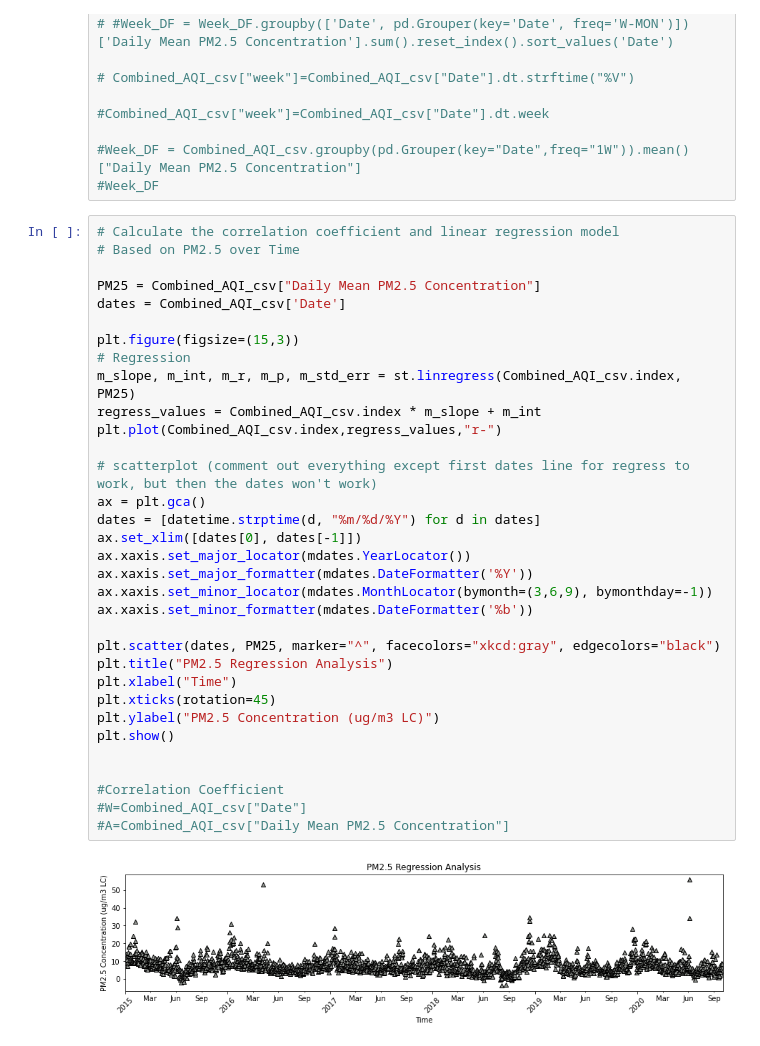
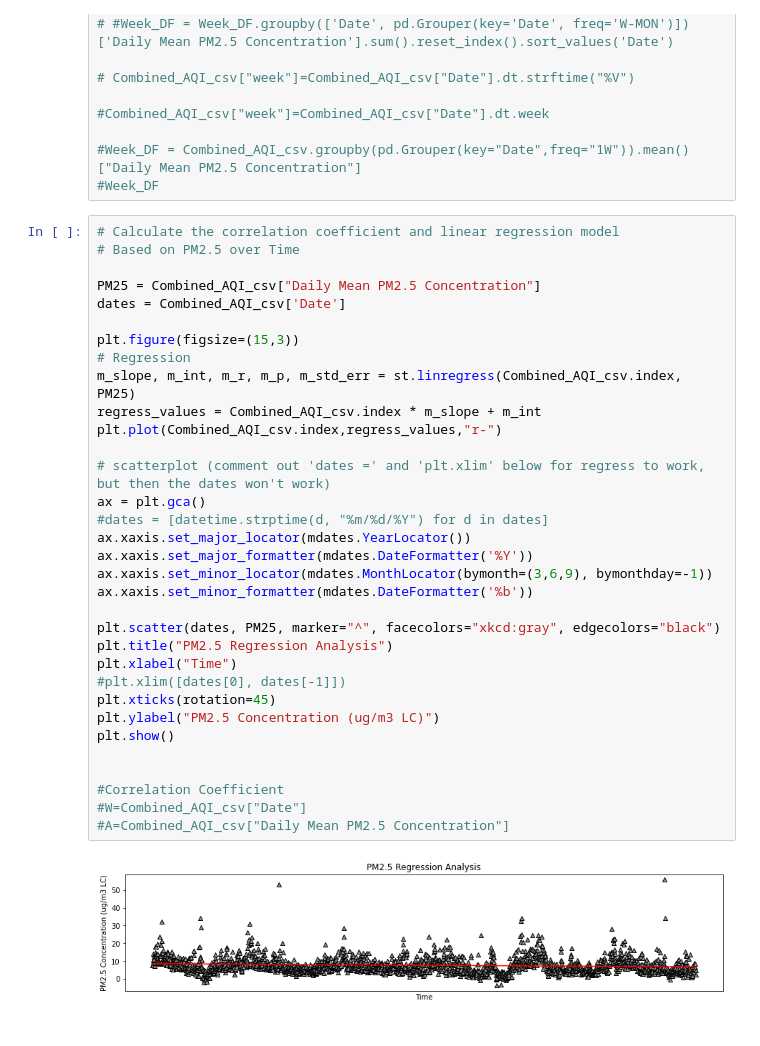
Before and after one commit to gonzaloreusch/Air-Quality, a Jupyter notebook: DataFrames/MatPlotLib_AQI.ipynb, the cells around one changed output. Drawn from its saved outputs; the diff is of its cells as text.

```diff
--- a/DataFrames/MatPlotLib_AQI.ipynb
+++ b/DataFrames/MatPlotLib_AQI.ipynb
@@ -81,34 +82,34 @@ plt.show()
 # Calculate the correlation coefficient and linear regression model
 # Based on PM2.5 over Time
 
 PM25 = Combined_AQI_csv["Daily Mean PM2.5 Concentration"]
 dates = Combined_AQI_csv['Date']
 
 plt.figure(figsize=(15,3))
 # Regression
 m_slope, m_int, m_r, m_p, m_std_err = st.linregress(Combined_AQI_csv.index, PM25)
 regress_values = Combined_AQI_csv.index * m_slope + m_int
 plt.plot(Combined_AQI_csv.index,regress_values,"r-")
 
-# scatterplot (comment out everything except first dates line for regress to work, but then the dates won't work)
+# scatterplot (comment out 'dates =' and 'plt.xlim' below for regress to work, but then the dates won't work)
 ax = plt.gca()
-dates = [datetime.strptime(d, "%m/%d/%Y") for d in dates]
-ax.set_xlim([dates[0], dates[-1]])
+#dates = [datetime.strptime(d, "%m/%d/%Y") for d in dates]
 ax.xaxis.set_major_locator(mdates.YearLocator())
 ax.xaxis.set_major_formatter(mdates.DateFormatter('%Y'))
 ax.xaxis.set_minor_locator(mdates.MonthLocator(bymonth=(3,6,9), bymonthday=-1))
 ax.xaxis.set_minor_formatter(mdates.DateFormatter('%b'))
 
 plt.scatter(dates, PM25, marker="^", facecolors="xkcd:gray", edgecolors="black")
 plt.title("PM2.5 Regression Analysis")
 plt.xlabel("Time")
+#plt.xlim([dates[0], dates[-1]])
 plt.xticks(rotation=45)
 plt.ylabel("PM2.5 Concentration (ug/m3 LC)")
 plt.show()
 
 
 #Correlation Coefficient
 #W=Combined_AQI_csv["Date"]
 #A=Combined_AQI_csv["Daily Mean PM2.5 Concentration"]
 # %% [output]
-[figure, old version]
+[figure, new version]
```
Also changed, not shown: parts of 2 cells of this notebook, 3 other files.
